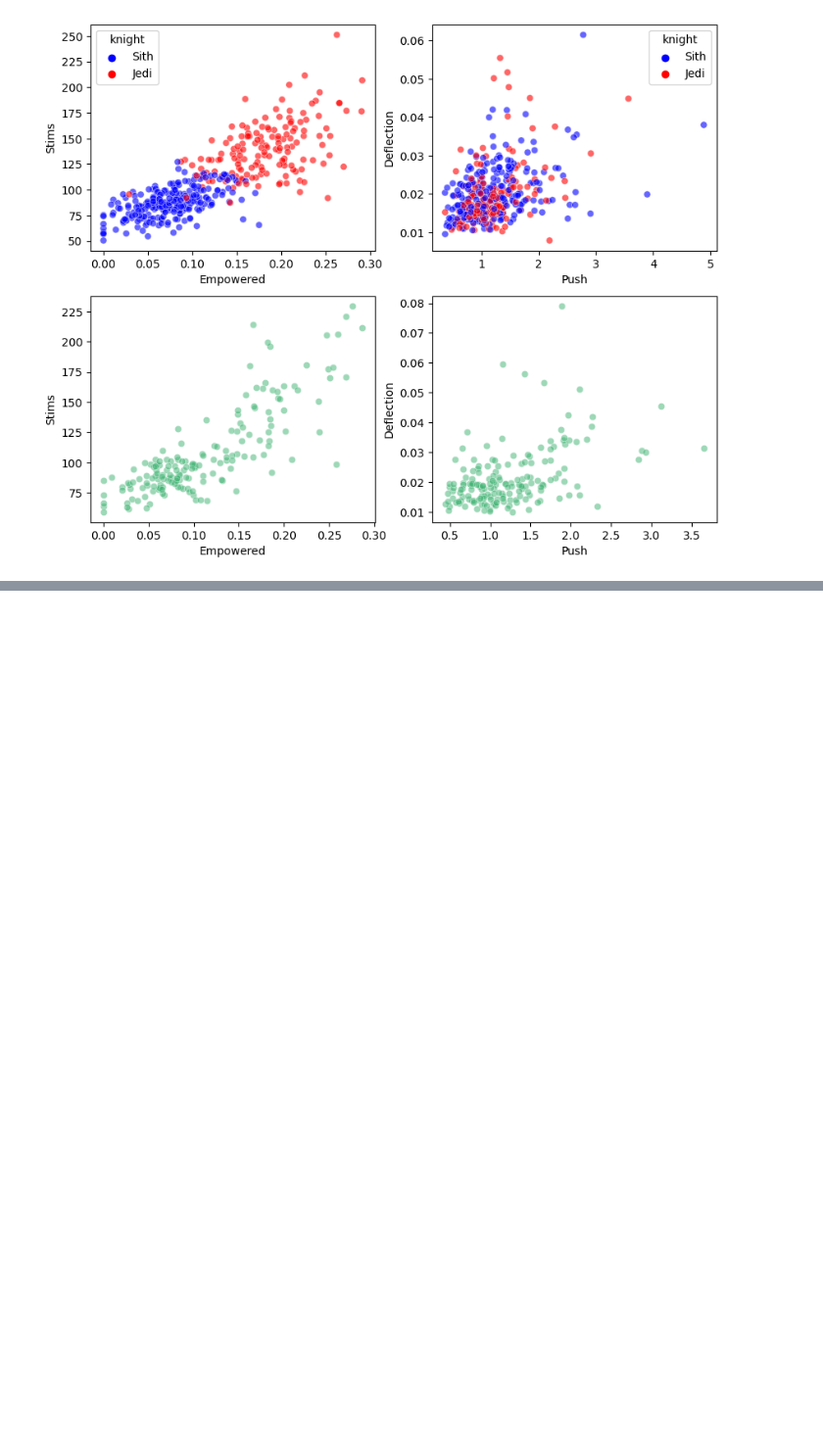
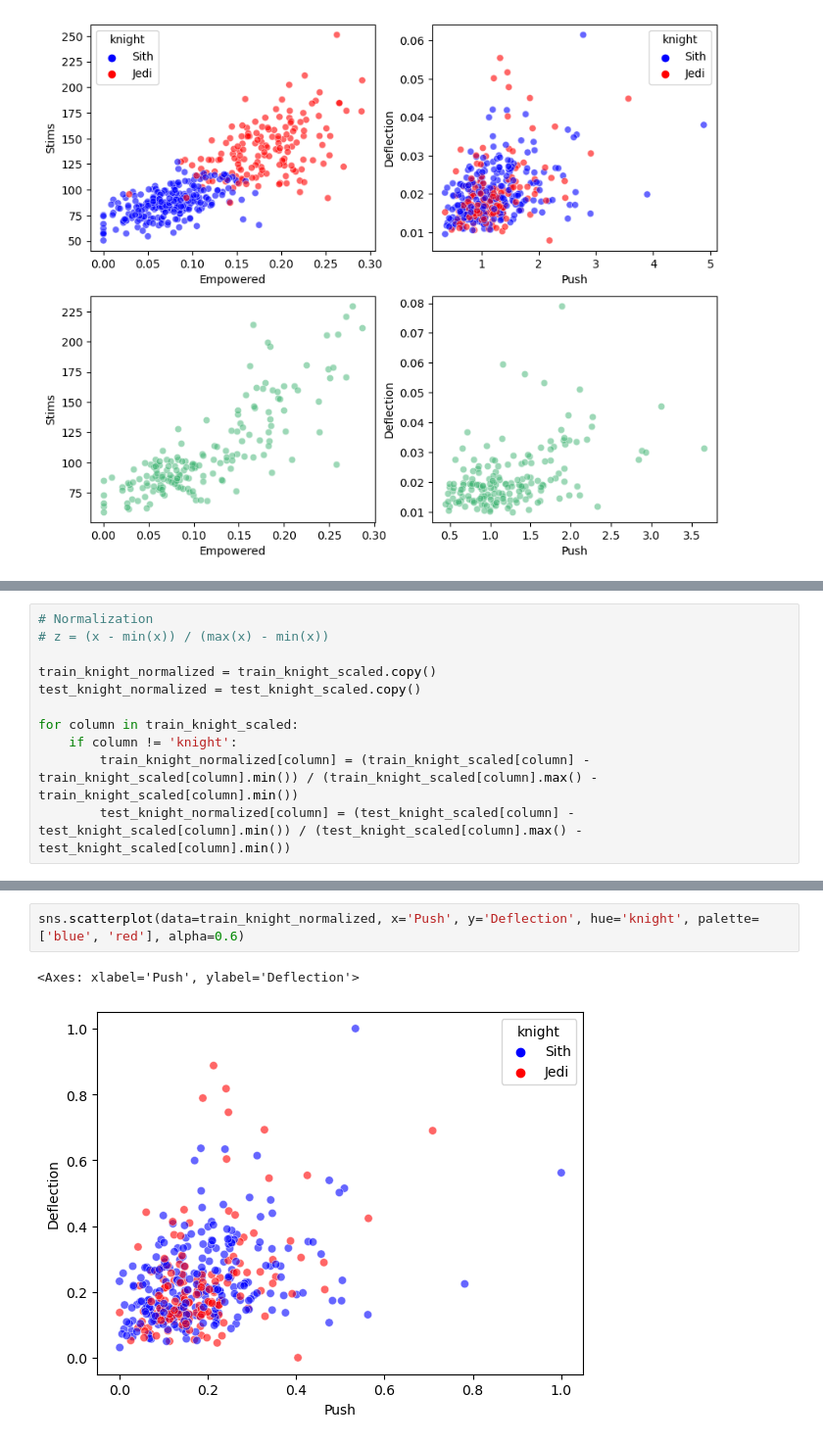
Before and after one commit to ayoubabounakif/data-science-modules, a Jupyter notebook: notebook_m03.ipynb, the cells around one changed output, grey strips where cells are left out. Shown at 98% size. Drawn from its saved outputs; the diff is of its cells as text; blank space fills up the shorter version.

```diff
--- a/notebook_m03.ipynb
+++ b/notebook_m03.ipynb
@@ -115,0 +154,11 @@ plt.show()
+# %%
+# Normalization
+# z = (x - min(x)) / (max(x) - min(x))
+
+train_knight_normalized = train_knight_scaled.copy()
+test_knight_normalized = test_knight_scaled.copy()
+
+for column in train_knight_scaled:
+    if column != 'knight':
+        train_knight_normalized[column] = (train_knight_scaled[column] - train_knight_scaled[column].min()) / (train_knight_scaled[column].max() - train_knight_scaled[column].min())
+        test_knight_normalized[column] = (test_knight_scaled[column] - test_knight_scaled[column].min()) / (test_knight_scaled[column].max() - test_knight_scaled[column].min())
@@ -115,0 +181,5 @@ plt.show()
+# %%
+sns.scatterplot(data=train_knight_normalized, x='Push', y='Deflection', hue='knight', palette=['blue', 'red'], alpha=0.6)
+# %% [output]
+<Axes: xlabel='Push', ylabel='Deflection'>
+[figure, added]
```
Also changed, not shown: parts of 13 cells of this notebook.
